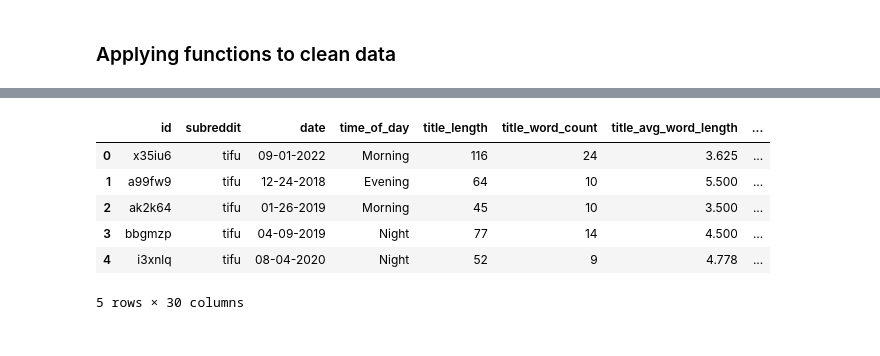
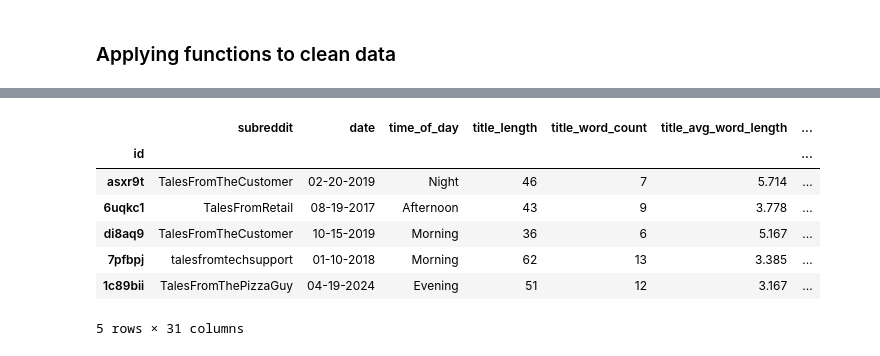
Before and after one commit to syedramim/Stories, a Jupyter notebook: main.ipynb, the cells around one changed output, grey strips where cells are left out. Cells and saved outputs as stored; diff of their text form; code cells hidden in the pictures.

```diff
--- a/main.ipynb
+++ b/main.ipynb
@@ -228,27 +250,28 @@ df.head(5)
 # %%
 df = df.rename(columns={"score": "upvotes"})
 
 columns = [
-    'id', 'subreddit', 'date', 'time_of_day',
+    'subreddit', 'date', 'time_of_day',
     'title_length', 'title_word_count', 'title_avg_word_length',
     'title_syllables', 'title_reading_score', 'title_reading_grade',
-    'title_polarity', 'title_subjectivity', 'story_length',
-    'story_word_count', 'story_avg_word_length', 'story_syllables',
-    'story_reading_score', 'story_reading_grade', 'story_polarity',
-    'story_subjectivity', 'amount_sentences', 'avg_words_per_sentence',
-    'avg_syllables_per_sentence', 'avg_polarity_per_sentence',
-    'avg_subjectivity_per_sentence', 'avg_readscore_per_sentence',
-    'num_comments', 'upvotes', 'upvote_ratio', 'downvotes'
+    'title_reading_difficulty', 'title_polarity', 'title_subjectivity',
+    'story_length', 'story_word_count', 'story_avg_word_length',
+    'story_syllables', 'story_reading_score', 'story_reading_grade',
+    'story_reading_difficulty', 'story_polarity', 'story_subjectivity',
+    'amount_sentences', 'avg_words_per_sentence', 'avg_syllables_per_sentence',
+    'avg_polarity_per_sentence', 'avg_subjectivity_per_sentence',
+    'avg_readscore_per_sentence', 'num_comments', 'upvotes', 'upvote_ratio', 'downvotes'
 ]
 
 df = df[columns]
 
-df.head(5)
+df.sample(n=5)
 # %% [output]
-|  | id | subreddit | date | time_of_day | title_length | title_word_count | title_avg_word_length | ... |
-| 0 | x35iu6 | tifu | 09-01-2022 | Morning | 116 | 24 | 3.625 | ... |
-| 1 | a99fw9 | tifu | 12-24-2018 | Evening | 64 | 10 | 5.500 | ... |
-| 2 | ak2k64 | tifu | 01-26-2019 | Morning | 45 | 10 | 3.500 | ... |
-| 3 | bbgmzp | tifu | 04-09-2019 | Night | 77 | 14 | 4.500 | ... |
-| 4 | i3xnlq | tifu | 08-04-2020 | Night | 52 | 9 | 4.778 | ... |
+|  | subreddit | date | time_of_day | title_length | title_word_count | title_avg_word_length | ... |
+| id |  |  |  |  |  |  | ... |
+| asxr9t | TalesFromTheCustomer | 02-20-2019 | Night | 46 | 7 | 5.714 | ... |
+| 6uqkc1 | TalesFromRetail | 08-19-2017 | Afternoon | 43 | 9 | 3.778 | ... |
+| di8aq9 | TalesFromTheCustomer | 10-15-2019 | Morning | 36 | 6 | 5.167 | ... |
+| 7pfbpj | talesfromtechsupport | 01-10-2018 | Morning | 62 | 13 | 3.385 | ... |
+| 1c89bii | TalesFromThePizzaGuy | 04-19-2024 | Evening | 51 | 12 | 3.167 | ... |
-5 rows × 30 columns
+5 rows × 31 columns
```
Also changed, not shown: parts of 6 cells of this notebook, 4 other files.
